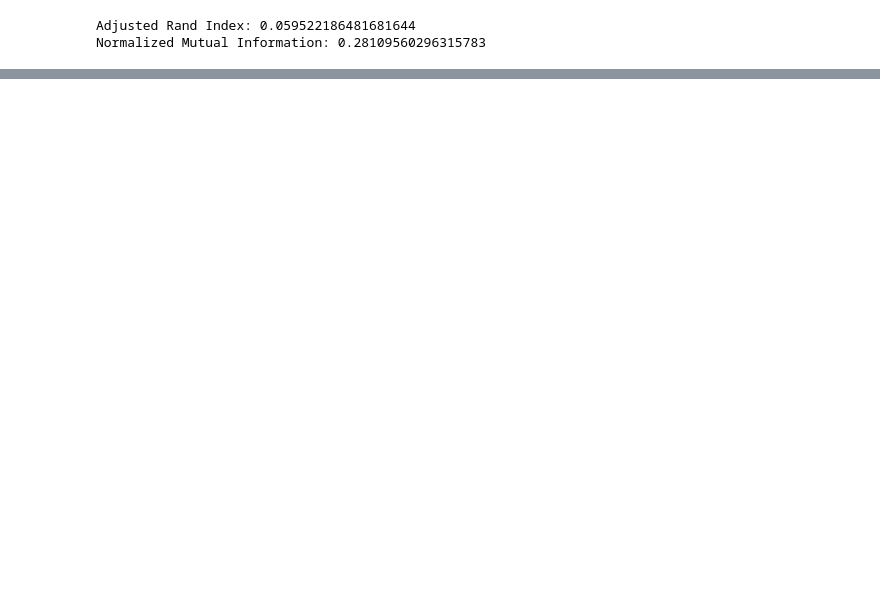
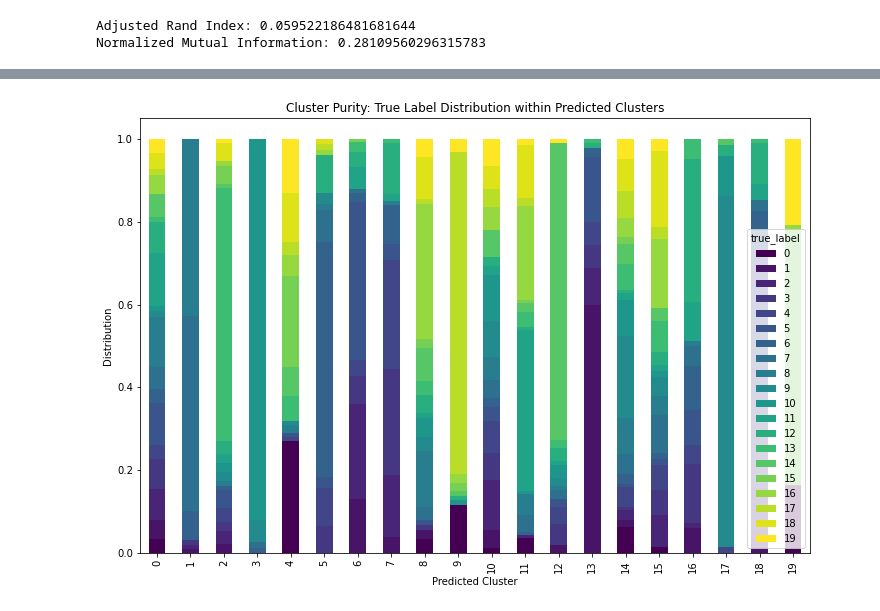
Before and after one commit to CtrlAltFit/Projet-Final, a Jupyter notebook: ACP-Methode.ipynb, the cells around one changed output, grey strips where cells are left out. Cells and saved outputs as stored; diff of their text form; code cells hidden in the pictures; blank space fills up the shorter version.

```diff
--- a/ACP-Methode.ipynb
+++ b/ACP-Methode.ipynb
@@ -39,0 +158,18 @@ Normalized Mutual Information: 0.28109560296315783
+# %%
+# Create a DataFrame for visualization
+df_purity = pd.DataFrame({'true_label': labels, 'cluster': pred})
+
+# Count occurrences of each true label within each cluster
+purity_counts = df_purity.groupby(['cluster', 'true_label']).size().unstack().fillna(0)
+
+# Normalize the counts to get the distribution
+purity_distribution = purity_counts.div(purity_counts.sum(axis=1), axis=0)
+
+# Bar chart
+purity_distribution.plot(kind='bar', stacked=True, colormap='viridis', figsize=(12, 8))
+plt.title('Cluster Purity: True Label Distribution within Predicted Clusters')
+plt.xlabel('Predicted Cluster')
+plt.ylabel('Distribution')
+plt.show()
+# %% [output]
+[figure, added]
```
Also changed, not shown: parts of 6 cells of this notebook, 1 other file.
